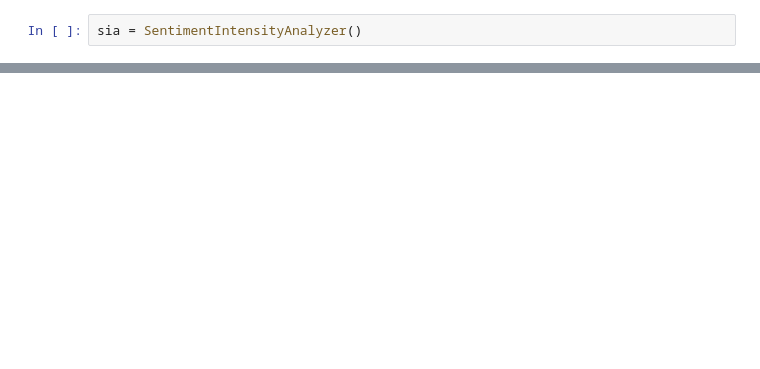
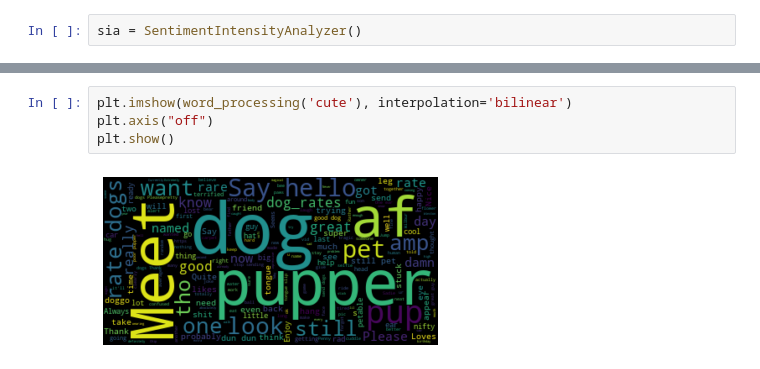
Before and after one commit to shufan1/ids-706-we-rate-dogs, a Jupyter notebook: dogs_EDA.ipynb, the cells around one changed output, grey strips where cells are left out. Drawn from its saved outputs; the diff is of its cells as text; blank space fills up the shorter version.

```diff
--- a/dogs_EDA.ipynb
+++ b/dogs_EDA.ipynb
@@ -72,0 +177,6 @@ plt.show()
+# %%
+plt.imshow(word_processing('cute'), interpolation='bilinear')
+plt.axis("off")
+plt.show()
+# %% [output]
+[figure, added]
```
Also changed, not shown: parts of 26 cells of this notebook.
